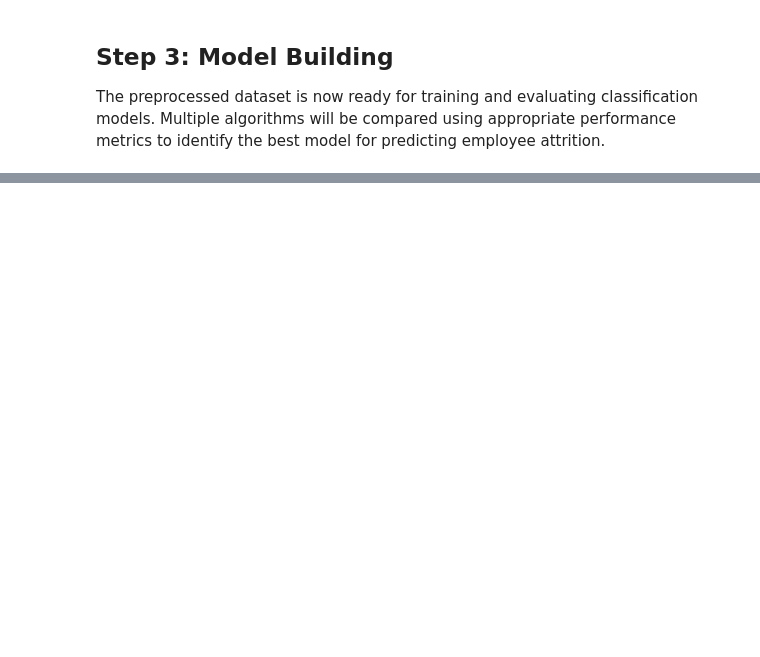
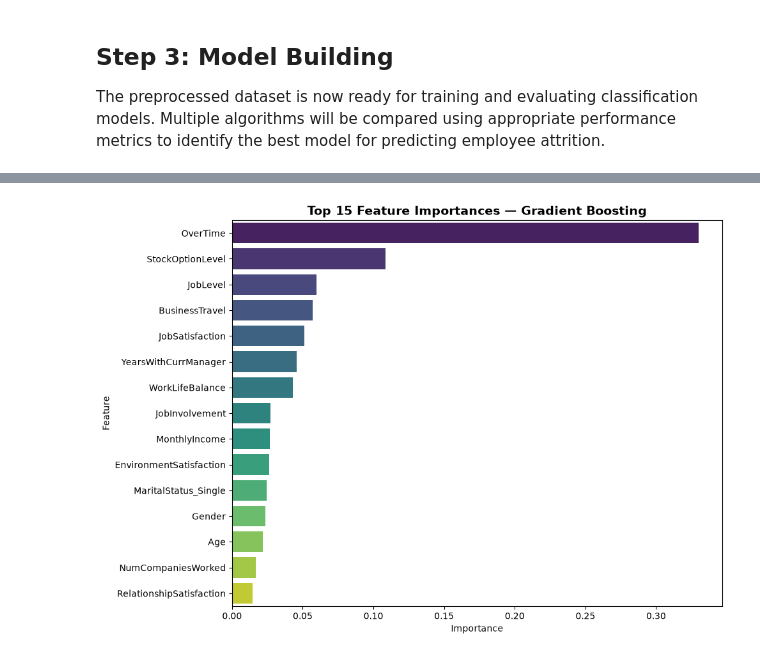
Before and after one commit to swarupsarangi113/employee-attrition-prediction, a Jupyter notebook: employee_attrition.ipynb, the cells around one changed output, grey strips where cells are left out. Drawn from its saved outputs; the diff is of its cells as text; code cells hidden in the pictures; blank space fills up the shorter version.

```diff
--- a/employee_attrition.ipynb
+++ b/employee_attrition.ipynb
@@ -481,0 +812,24 @@ The preprocessed dataset is now ready for training and evaluating classification
+# %%
+feature_cols = X_train_resampled.columns.tolist()
+
+# Clean up column names for readability
+clean_names = [
+    col.replace('ordinal__', '').replace('binary__', '')
+       .replace('onehot__', '').replace('remainder__', '')
+    for col in feature_cols
+]
+
+# Extract importances based on model type
+if hasattr(best_model, 'feature_importances_'):
+    importances = best_model.feature_importances_
+elif hasattr(best_model, 'coef_'):
+    importances = abs(best_model.coef_[0])
+else:
+    raise ValueError(f'{best_model_name} does not support feature importances')
+
+importance_df = pd.DataFrame({
+    'Feature':    clean_names,
+    'Importance': importances
+}).sort_values('Importance', ascending=False).reset_index(drop=True)
+
+importance_df.head(15)
@@ -481,0 +853,23 @@ The preprocessed dataset is now ready for training and evaluating classification
+# %%
+top_n = 15
+top_features = importance_df.head(top_n)
+
+plt.figure(figsize=(10, 7))
+sns.barplot(
+    data=top_features,
+    x='Importance',
+    y='Feature',
+    hue='Feature',
+    palette='viridis',
+    legend=False
+)
+plt.title(
+    f'Top {top_n} Feature Importances — {best_model_name}',
+    fontsize=14, fontweight='bold'
+)
+plt.xlabel('Importance')
+plt.ylabel('Feature')
+plt.tight_layout()
+plt.show()
+# %% [output]
+[figure, added]
```
Also changed, not shown: parts of 37 cells of this notebook, 6 other files.
